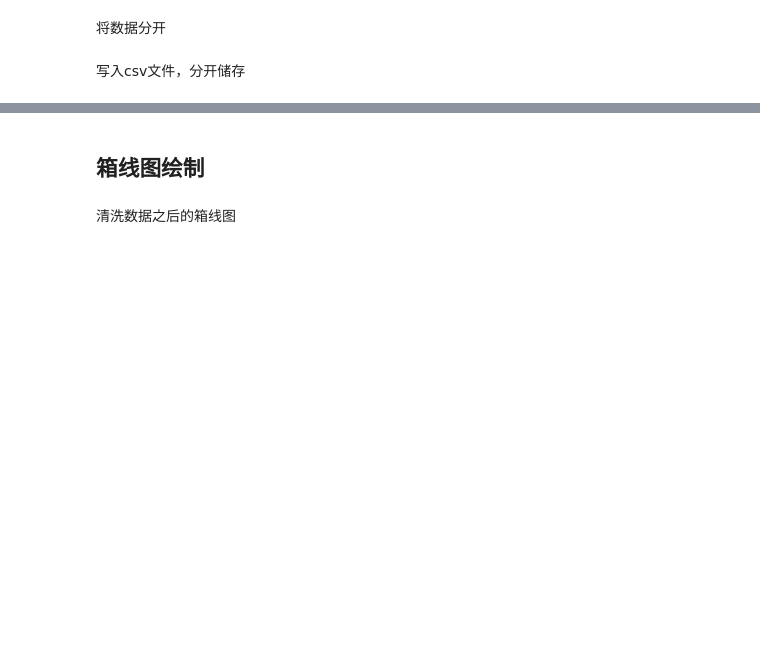
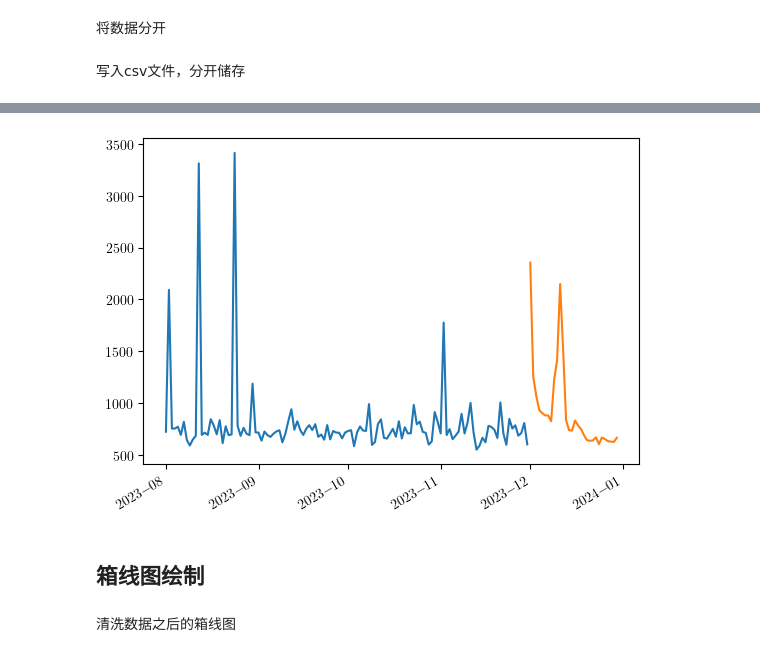
Before and after one commit to YinMo19/Mathor_cup_2024, a Jupyter notebook: appendix/YinMo/first_try.ipynb, the cells around one changed output, grey strips where cells are left out. Drawn from its saved outputs; the diff is of its cells as text; code cells hidden in the pictures; blank space fills up the shorter version.

```diff
--- a/appendix/YinMo/first_try.ipynb
+++ b/appendix/YinMo/first_try.ipynb
@@ -61,3 +89,34 @@ for SC_ in ALL_SC:
+# %%
+pre_data = []
+with open("../SC_datas/predicted_volumes.csv", "r", encoding="gb2312") as file:
+    csv_reader = csv.reader(file)
+    for row in csv_reader:
+        pre_data.append(row)
+# %%
+pre_SC_48_data = [pre_data[i][0] for i, _ in enumerate(pre_data) if pre_data[i][1] == "48"]
+pre_SC_48_value = np.array([pre_data[i][6] for i, _ in enumerate(pre_data) if pre_data[i][1] == "48"],dtype=float)
+# 将日期字符串转换为datetime对象
+pre_dates = [datetime.datetime.strptime(date, "%Y/%m/%d") for date in pre_SC_48_data]
+# %%
+# 对日期数据进行排序
+dates.sort()
+
+# 创建图表
+plt.figure()
+plt.plot(dates, SC_48_value)
+plt.plot(pre_dates, pre_SC_48_value)
+
+# 设置横坐标为时间类型
+plt.gca().xaxis.set_major_formatter(mdates.DateFormatter(r"%Y-%m"))
+plt.gca().xaxis.set_major_locator(mdates.MonthLocator())
+
+# 自动调整日期标签以避免重叠
+plt.gcf().autofmt_xdate()
+
+# 显示图表
+plt.show()
+# %% [output]
+[figure, added]
 # %% [markdown]
 ## 箱线图绘制
 # %%
```
Also changed, not shown: parts of 4 cells of this notebook, 4 other files.
